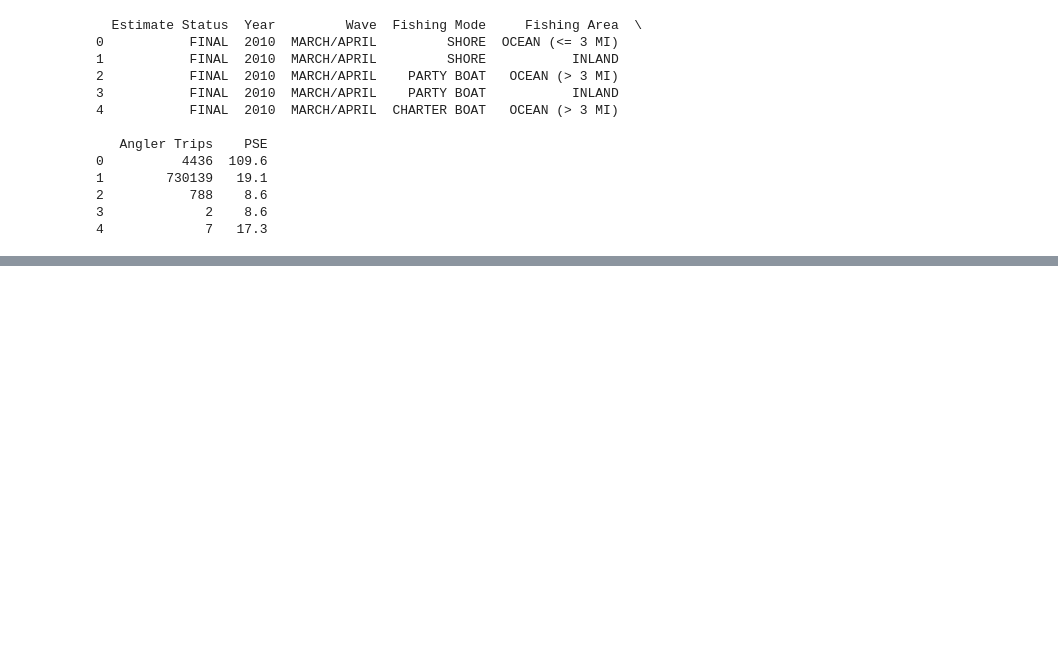
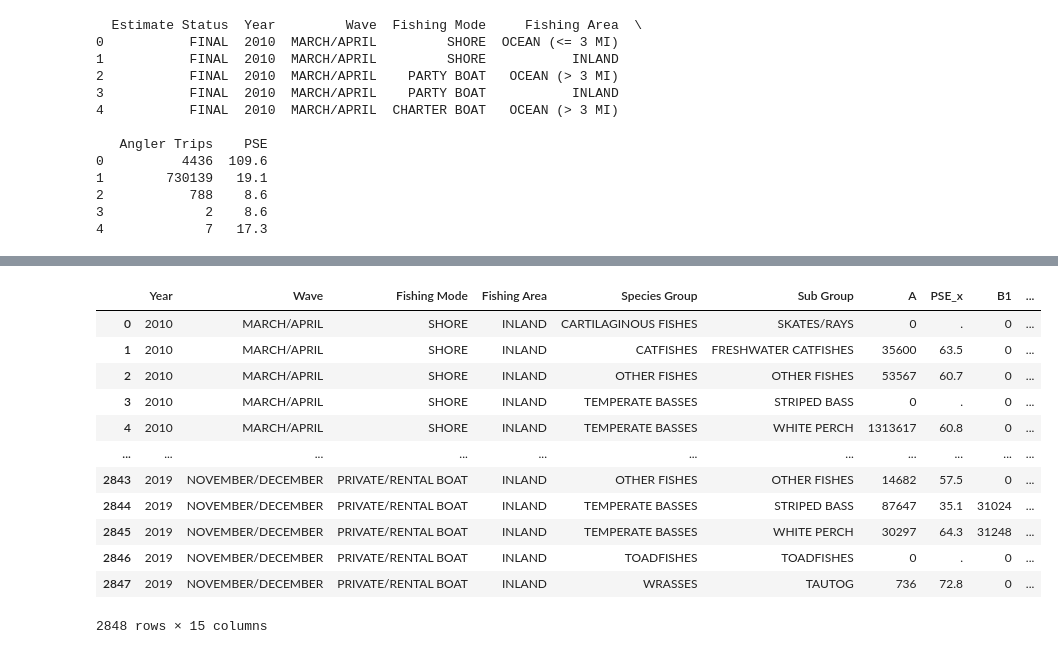
Before and after one commit to rjaynes/FishingModel, a Jupyter notebook: Fishing_Data_Wrangling.ipynb, the cells around one changed output, grey strips where cells are left out. Cells and saved outputs as stored; diff of their text form; code cells hidden in the pictures; blank space fills up the shorter version.

Commit message:
Organized columns

```diff
--- a/Fishing_Data_Wrangling.ipynb
+++ b/Fishing_Data_Wrangling.ipynb
@@ -49,0 +46,3 @@ data2 = pd.read_csv('mrip_catch_snapshoted.csv', header=0)
+# %%
+df = pd.merge(data, catch_effort, how='left', on=['Year', 'Wave', 'Fishing Mode', 'Fishing Area'])
+df
@@ -50 +63,3 @@ data2 = pd.read_csv('mrip_catch_snapshoted.csv', header=0)
+# %%
+df.rename(columns = {'Observed Harvest (A)':'A', 'Reported Harvest (B1)':'B1', 'Released Alive (B2)':'B2'}, inplace = True)
 # %%
@@ -81,0 +100,4 @@ Name: Total, dtype: float64
+# %%
+df['total'] = df.A + df.B1 + df.B2
+#Total - Observed Harvest + Reported Harvest + Released Alive
+df
@@ -81,0 +118,16 @@ Name: Total, dtype: float64
+# %%
+df.drop(columns=['Estimate Status_x', 'Estimate Status_y'])
+# %% [output]
+|  | Year | Wave | Fishing Mode | Fishing Area | Species Group | Sub Group | A | PSE_x | B1 | ... |
+| 0 | 2010 | MARCH/APRIL | SHORE | INLAND | CARTILAGINOUS FISHES | SKATES/RAYS | 0 | . | 0 | ... |
+| 1 | 2010 | MARCH/APRIL | SHORE | INLAND | CATFISHES | FRESHWATER CATFISHES | 35600 | 63.5 | 0 | ... |
+| 2 | 2010 | MARCH/APRIL | SHORE | INLAND | OTHER FISHES | OTHER FISHES | 53567 | 60.7 | 0 | ... |
+| 3 | 2010 | MARCH/APRIL | SHORE | INLAND | TEMPERATE BASSES | STRIPED BASS | 0 | . | 0 | ... |
+| 4 | 2010 | MARCH/APRIL | SHORE | INLAND | TEMPERATE BASSES | WHITE PERCH | 1313617 | 60.8 | 0 | ... |
+| ... | ... | ... | ... | ... | ... | ... | ... | ... | ... | ... |
+| 2843 | 2019 | NOVEMBER/DECEMBER | PRIVATE/RENTAL BOAT | INLAND | OTHER FISHES | OTHER FISHES | 14682 | 57.5 | 0 | ... |
+| 2844 | 2019 | NOVEMBER/DECEMBER | PRIVATE/RENTAL BOAT | INLAND | TEMPERATE BASSES | STRIPED BASS | 87647 | 35.1 | 31024 | ... |
+| 2845 | 2019 | NOVEMBER/DECEMBER | PRIVATE/RENTAL BOAT | INLAND | TEMPERATE BASSES | WHITE PERCH | 30297 | 64.3 | 31248 | ... |
+| 2846 | 2019 | NOVEMBER/DECEMBER | PRIVATE/RENTAL BOAT | INLAND | TOADFISHES | TOADFISHES | 0 | . | 0 | ... |
+| 2847 | 2019 | NOVEMBER/DECEMBER | PRIVATE/RENTAL BOAT | INLAND | WRASSES | TAUTOG | 736 | 72.8 | 0 | ... |
+2848 rows × 15 columns
```
Also changed, not shown: parts of 7 cells of this notebook.
